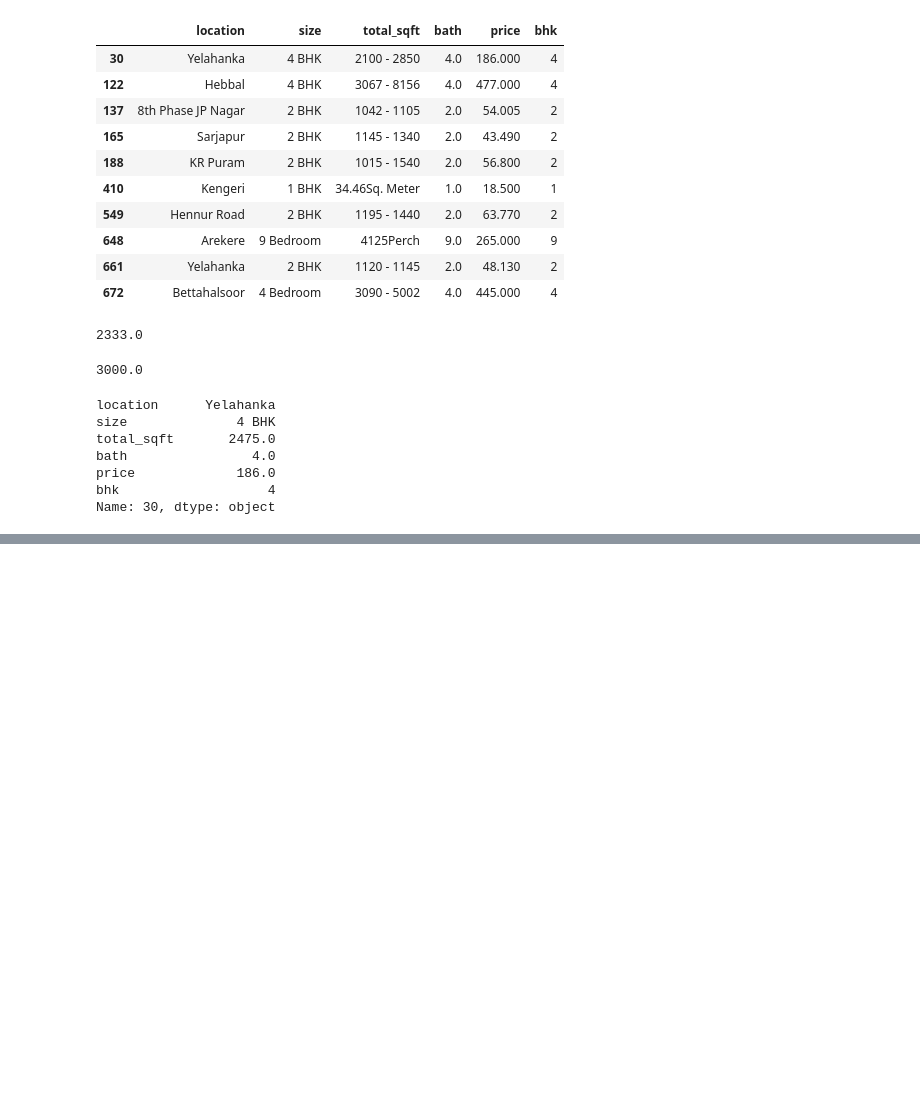
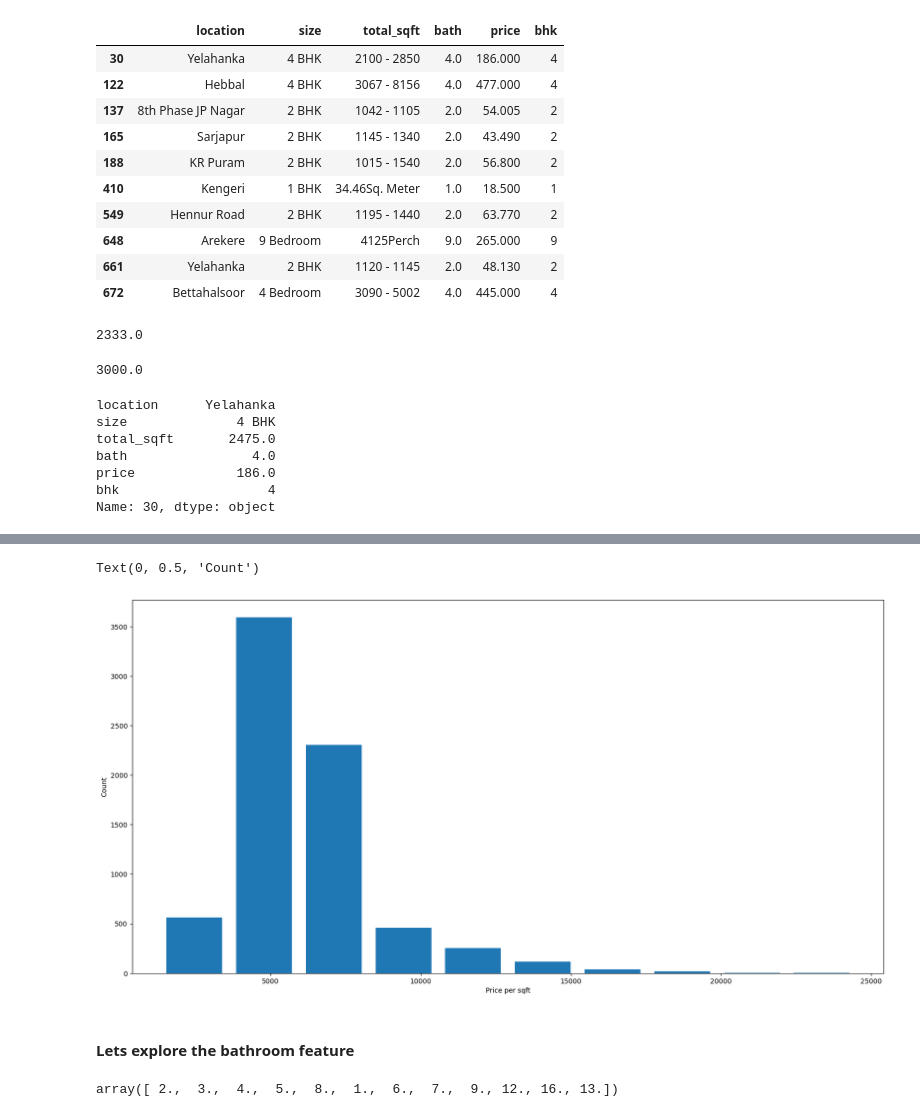
Before and after one commit to Mansivjain00/Data-Science-Projects, a Jupyter notebook: Real Estate Price Prediction/Real Estate Price Prediction.ipynb, the cells around one changed output, grey strips where cells are left out. Drawn from its saved outputs; the diff is of its cells as text; code cells hidden in the pictures; blank space fills up the shorter version.

```diff
--- a/Real Estate Price Prediction/Real Estate Price Prediction.ipynb
+++ b/Real Estate Price Prediction/Real Estate Price Prediction.ipynb
@@ -166,0 +401,15 @@ Name: 30, dtype: object
+# %%
+import matplotlib
+matplotlib.rcParams['figure.figsize'] = (20,10)
+plt.hist(df6.price_per_sqft,rwidth=0.8)
+plt.xlabel('Price per sqft')
+plt.ylabel('Count')
+# %% [output]
+Text(0, 0.5, 'Count')
+[figure, added]
+# %% [markdown]
+#### Lets explore the bathroom feature
+# %%
+df6.bath.unique()
+# %% [output]
+array([ 2.,  3.,  4.,  5.,  8.,  1.,  6.,  7.,  9., 12., 16., 13.])
```
Also changed, not shown: parts of 46 cells of this notebook.
